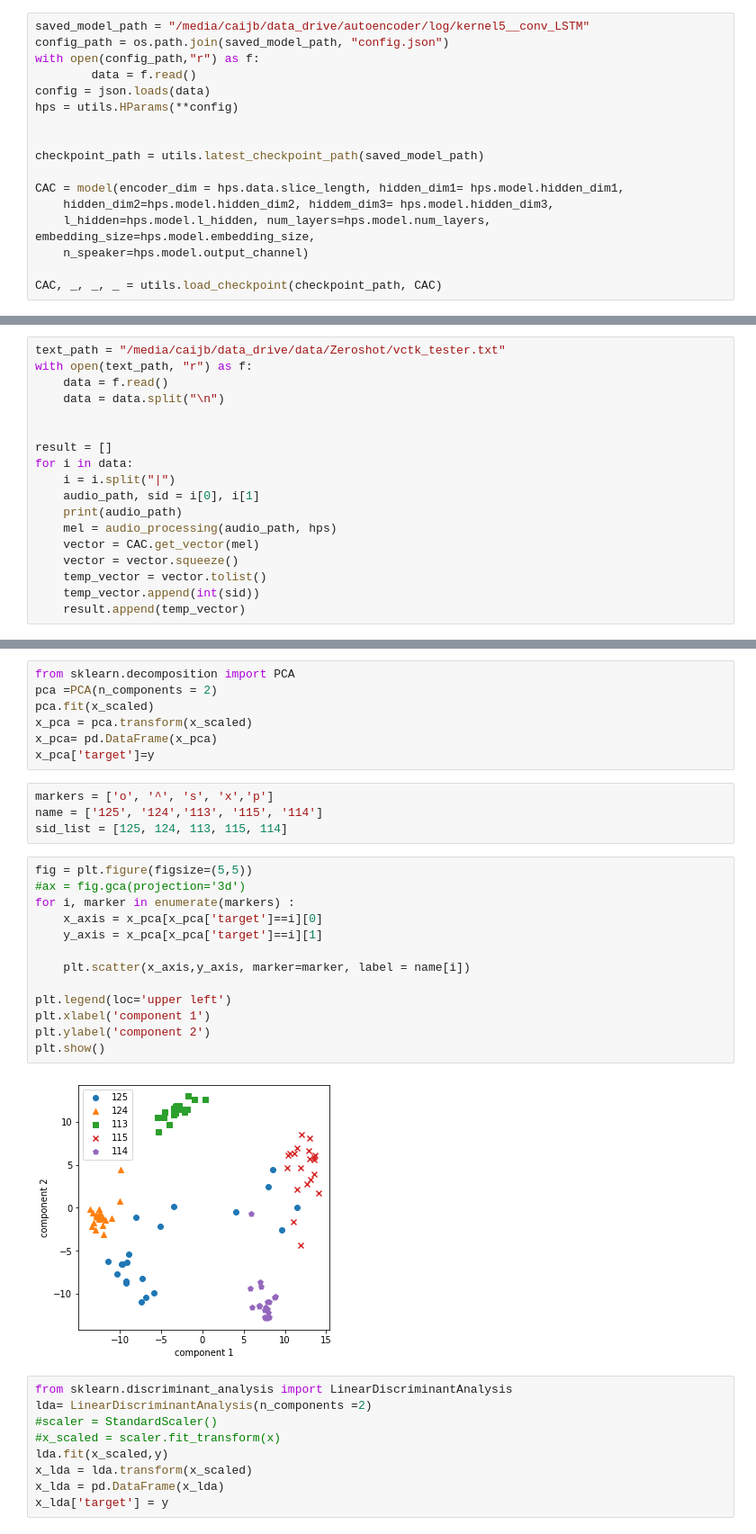
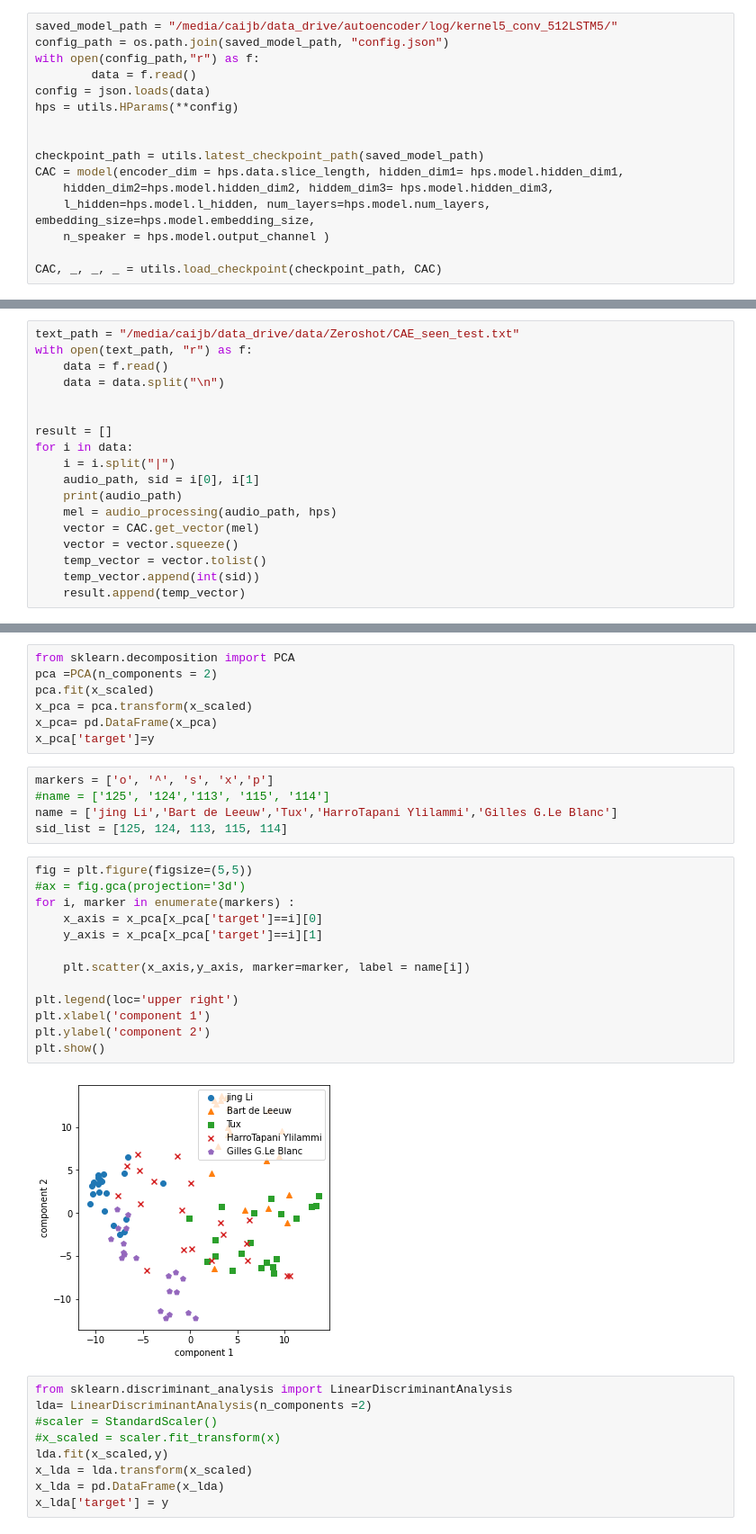
Before and after one commit to johnny9696/glow-tts, a Jupyter notebook: Speaker_Encoder/inference_Conv_lstm.ipynb, the cells around one changed output, grey strips where cells are left out. Shown at 90% size. Saved outputs shown, nothing was run; the diff lists cells and outputs as text.

Commit message:
classification model update

```diff
--- a/Speaker_Encoder/inference_Conv_lstm.ipynb
+++ b/Speaker_Encoder/inference_Conv_lstm.ipynb
@@ -35,7 +35,7 @@ def audio_processing(audio_path, hps):
         mel_padded[:, :, :frames] = melspec[:, :frames]
     return mel_padded/torch.max(mel_padded)
 # %%
-saved_model_path = "/media/caijb/data_drive/autoencoder/log/kernel5__conv_LSTM"
+saved_model_path = "/media/caijb/data_drive/autoencoder/log/kernel5_conv_512LSTM5/"
 config_path = os.path.join(saved_model_path, "config.json")
 with open(config_path,"r") as f:
         data = f.read()
@@ -44,11 +44,10 @@ hps = utils.HParams(**config)
 
 
 checkpoint_path = utils.latest_checkpoint_path(saved_model_path)
-
 CAC = model(encoder_dim = hps.data.slice_length, hidden_dim1= hps.model.hidden_dim1,
     hidden_dim2=hps.model.hidden_dim2, hiddem_dim3= hps.model.hidden_dim3,
     l_hidden=hps.model.l_hidden, num_layers=hps.model.num_layers, embedding_size=hps.model.embedding_size,
-    n_speaker=hps.model.output_channel)
+    n_speaker = hps.model.output_channel )
 
 CAC, _, _, _ = utils.load_checkpoint(checkpoint_path, CAC)
 # %% [output]
@@ -57,5 +56,5 @@ INFO:root:Loaded checkpoint '/media/caijb/data_drive/autoencoder/log/kernel5__co
 # %%
-text_path = "/media/caijb/data_drive/data/Zeroshot/vctk_tester.txt"
+text_path = "/media/caijb/data_drive/data/Zeroshot/CAE_seen_test.txt"
 with open(text_path, "r") as f:
     data = f.read()
     data = data.split("\n")
@@ -138,23 +137,24 @@ x_pca= pd.DataFrame(x_pca)
 x_pca['target']=y
 # %%
 markers = ['o', '^', 's', 'x','p']
-name = ['125', '124','113', '115', '114']
+#name = ['125', '124','113', '115', '114']
+name = ['jing Li','Bart de Leeuw','Tux','HarroTapani Ylilammi','Gilles G.Le Blanc']
 sid_list = [125, 124, 113, 115, 114]
 # %%
 fig = plt.figure(figsize=(5,5))
 #ax = fig.gca(projection='3d')
 for i, marker in enumerate(markers) :
     x_axis = x_pca[x_pca['target']==i][0]
     y_axis = x_pca[x_pca['target']==i][1]
 
     plt.scatter(x_axis,y_axis, marker=marker, label = name[i])
 
-plt.legend(loc='upper left')
+plt.legend(loc='upper right')
 plt.xlabel('component 1')
 plt.ylabel('component 2')
 plt.show()
 # %% [output]
-[figure, old version]
+[figure, new version]
 # %%
 from sklearn.discriminant_analysis import LinearDiscriminantAnalysis
 lda= LinearDiscriminantAnalysis(n_components =2)
```
Also changed, not shown: parts of 7 cells of this notebook, 20 other files.
